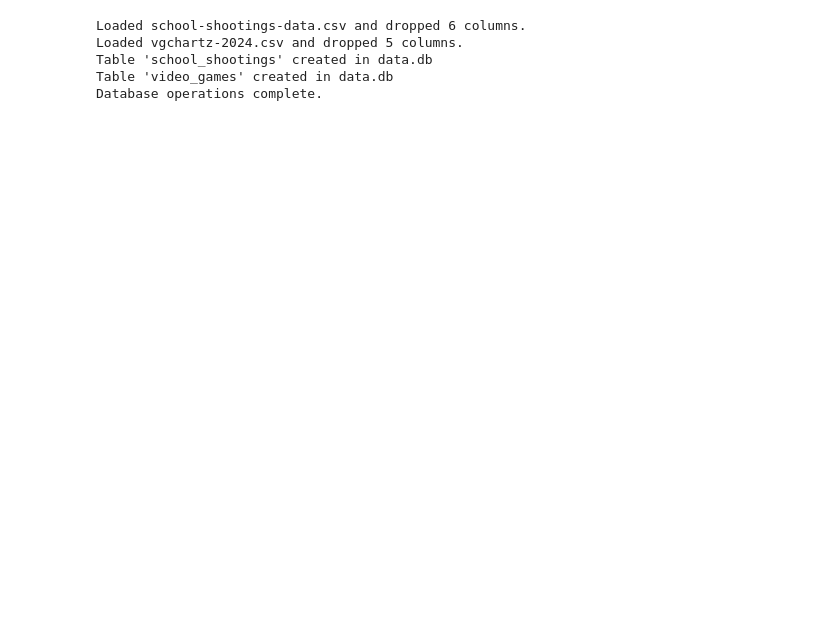
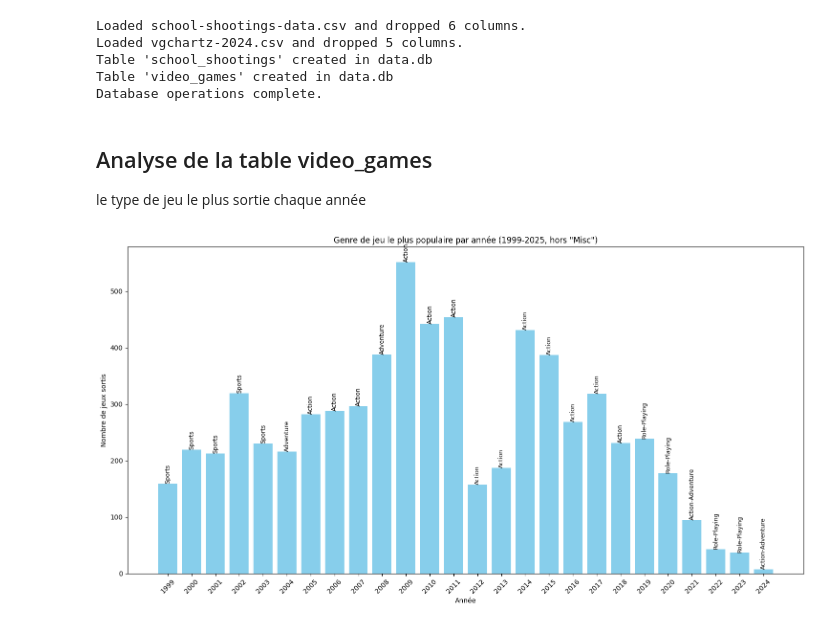
Before and after one commit to RAbdGen/Analyse-Jeux-video-Violence-USA, a Jupyter notebook: projet.ipynb, the cells around one changed output. Cells and saved outputs as stored; diff of their text form; code cells hidden in the pictures; blank space fills up the shorter version.

Commit message:
ajout graphe plus petite explication

```diff
--- a/projet.ipynb
+++ b/projet.ipynb
@@ -142,3 +131,61 @@ Loaded vgchartz-2024.csv and dropped 5 columns.
 Table 'school_shootings' created in data.db
 Table 'video_games' created in data.db
 Database operations complete.
+# %% [markdown]
+## Analyse de la table video_games
+
+
+le type de jeu le plus sortie chaque année
+# %%
+import pandas as pd
+import sqlite3
+import matplotlib.pyplot as plt
+
+# 1. Connexion à la base de données
+conn = sqlite3.connect('./data.db')
+
+# 2. Requête SQL pour extraire les données brutes
+query = """
+SELECT
+    strftime('%Y', release_date) AS year,
+    genre,
+    COUNT(*) AS count
+FROM video_games
+WHERE release_date IS NOT NULL AND genre IS NOT NULL
+GROUP BY year, genre
+"""
+
+# 3. Charger les données dans un DataFrame pandas
+df = pd.read_sql_query(query, conn)
+
+
+# On garde les années entre 1999 et 2025
+df = df[(df['year'] >= '1999') & (df['year'] <= '2025')]
+
+# On enlève la catégorie 'Misc' (insensible à la casse pour plus de sécurité)
+df = df[df['genre'].str.lower() != 'misc']
+
+
+# 5. Trouver le genre le plus fréquent pour chaque année
+top_genres_per_year = df.sort_values(['year', 'count'], ascending=[True, False]).groupby('year').first().reset_index()
+
+# 6. Création du graphique à barres
+plt.figure(figsize=(15, 8))
+bars = plt.bar(top_genres_per_year['year'], top_genres_per_year['count'], color='skyblue')
+
+# Ajouter les noms des genres au-dessus des barres
+for bar, genre in zip(bars, top_genres_per_year['genre']):
+    yval = bar.get_height()
+    plt.text(bar.get_x() + bar.get_width()/2, yval, genre,
+             ha='center', va='bottom', rotation=90, fontsize=9)
+
+plt.xlabel('Année')
+plt.ylabel('Nombre de jeux sortis')
+plt.title('Genre de jeu le plus populaire par année (1999-2025, hors "Misc")')
+plt.xticks(rotation=45)
+plt.tight_layout()
+
+# Afficher le graphique
+plt.show()
+# %% [output]
+[figure, added]
```
Also changed, not shown: parts of 11 cells of this notebook, 1 other file.
